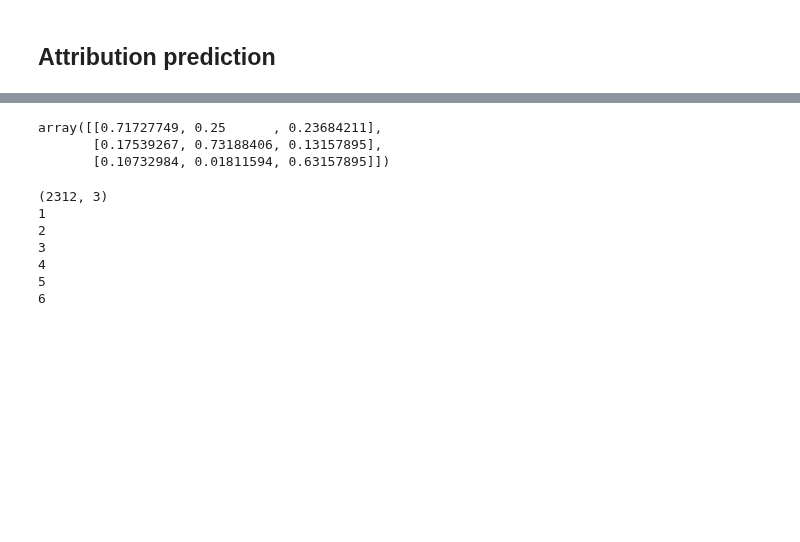
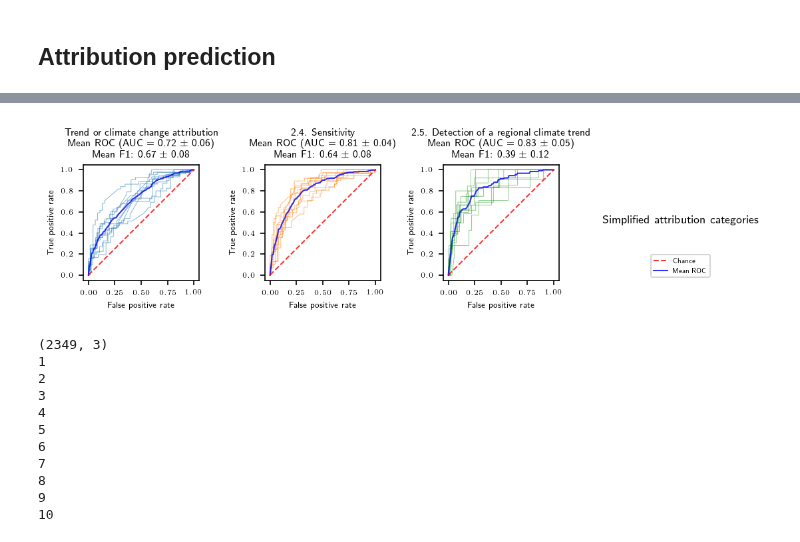
Before and after one commit to mcallaghan/regional-impacts-map, a Jupyter notebook: analysis/2bb_predict_categories_best_model.ipynb, the cells around one changed output, grey strips where cells are left out. Drawn from its saved outputs; the diff is of its cells as text; code cells hidden in the pictures; blank space fills up the shorter version.

```diff
--- a/analysis/2bb_predict_categories_best_model.ipynb
+++ b/analysis/2bb_predict_categories_best_model.ipynb
@@ -433,5 +303,8 @@ multimodels = [
 ]
 
 
-attribution_models, attribution_metrics, df = lu.cross_validate_models(X, y, multimodels, new_rel_index, n_splits=6, classes=attribution_classes, df =df)
+attribution_models, attribution_metrics, df = lu.cross_validate_models(
+    X, y, multimodels, new_rel_index, n_splits=10, classes=attribution_classes, df =df,
+    roundup=True
+)
 # %% [output]
@@ -449,17 +325,0 @@ Int64Index([   0,    3,    4,    5,    8,   10,   12,   18,   22,   23,
-# %%
-fig, axs = plt.subplots(1, 1,dpi=125,figsize=(8,6),sharey=False,sharex=True)
-if str(type(axs))=="<class 'matplotlib.axes._subplots.AxesSubplot'>":
-    axs = [axs]
-lu.plot_model_output(attribution_models, attribution_metrics, fig, axs)
-ax = axs[0]
-for i,m in enumerate(attribution_metrics):
-    print(m)
-    if len(m)>2:
-        v,c = m.split('\n')
-        s = df[c].sum()/len(rel_index)
-        if v=="p":
-            ax.text(i+1.5,s-0.03,int(df[c].sum()),ha="center",va="center")
-            ax.bar(i+1.5,s,color="none",edgecolor="grey")
-
-ax.set_xticklabels([x for x in attribution_metrics], rotation=45, ha="right")
-plt.show()
@@ -540,9 +326,26 @@ plt.savefig('../plots/prediction_models/attribution_category_confusion_precision
-# %%
-confusion_matrix
-# %% [output]
-array([[0.71727749, 0.25      , 0.23684211],
-       [0.17539267, 0.73188406, 0.13157895],
-       [0.10732984, 0.01811594, 0.63157895]])
+# %%
+from scipy import interp
+import matplotlib.gridspec as gridspec
+model = attribution_models[0]
+
+fig = plt.figure(dpi=150,figsize=(7.2,5), constrained_layout=True)
+
+ncols = 4
+
+gs = gridspec.GridSpec(1, ncols, figure=fig)
+
+for j,c in enumerate(attribution_classes):
+    ax = plt.subplot(gs[j//ncols,j%ncols])
+    mean_roc_auc_plot(model, c, ax)
+
+j+=1
+ax = plt.subplot(gs[j//ncols,j%ncols])
+blank_roc_auc_plot(ax, "Simplified attribution categories")
+
+plt.savefig('../figures/si_figure_4.pdf', bbox_inches="tight")
+plt.savefig('../figures/si_figure_4.png', bbox_inches="tight")
+# %% [output]
+[figure, added]
 # %%
 ## New summary cats
 df['6 - Precipitation'] = 0
@@ -616,33 +419,26 @@ y = np.matrix(df[classes])
 print(y.shape)
 
 multimodels = [
-#     {
-#        'title': 'One vs rest SVC balanced rbf',
-#        'model': OneVsRestClassifier(SVC(kernel='rbf', class_weight="balanced", probability=True))
-#     },
     {
         'title': 'One vs rest SVC balanced lin',
         'model': OneVsRestClassifier(SVC(kernel='linear', class_weight="balanced", probability=True))
     },
-#     {
-#         'title': 'One vs rest SVC balanced lin c10',
-#         'model': OneVsRestClassifier(SVC(kernel='linear', class_weight="balanced", probability=True, C=10))
-#     },
-    #{
-    #    'title': 'Random forest',
-    #    'model': OneVsRestClassifier(RandomForestClassifier(n_estimators=200, max_depth=3, random_state=0, class_weight="balanced"))
-    #},
-
-
 ]
 
 #multimodels_ar5, metrics = lu.cross_validate_models(X, y, multimodels, seen_index, classes=classes)
-multimodels_drivers_few, metrics, df = lu.cross_validate_models(X, y, multimodels, new_rel_index, n_splits=6, classes=classes, df = df)
+multimodels_drivers_few, metrics, df = lu.cross_validate_models(
+    X, y, multimodels, new_rel_index, n_splits=10, classes=classes, df = df,
+    roundup=True
+)
 # %% [output]
-(2312, 3)
+(2349, 3)
 1
 2
 3
 4
 5
 6
+7
+8
+9
+10
```
Also changed, not shown: parts of 27 cells of this notebook, 23 other files.
